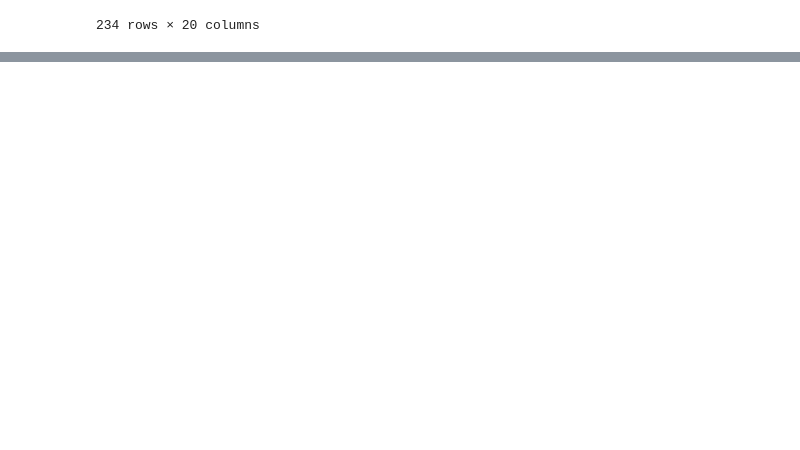
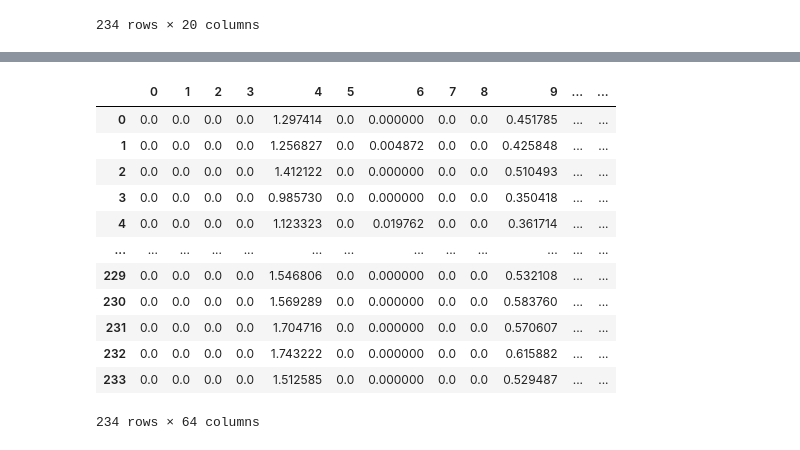
Before and after one commit to shOh-ai/Emotion_Score_Prediction, a Jupyter notebook: DL_model/multi-modal_DL/Final code.ipynb, the cells around one changed output, grey strips where cells are left out. Drawn from its saved outputs; the diff is of its cells as text; code cells hidden in the pictures; blank space fills up the shorter version.

```diff
--- a/DL_model/multi-modal_DL/Final code.ipynb
+++ b/DL_model/multi-modal_DL/Final code.ipynb
@@ -31,7 +31,7 @@ id_feature
 ecg_feature = ecg_feature.drop(['Unnamed: 0'], axis = 1)
 ppg_feature = ppg_feature.drop(['Unnamed: 0'], axis = 1)
 # %%
-X_train = pd.concat([ecg_feature, ppg_feature, eda_feature, feel_feature, id_feature], axis = 1).values
+X_train = pd.concat([ecg_feature, ppg_feature, eda_feature], axis = 1).values
 # %%
 label_data = pd.read_csv('./train_label_softmax.csv')
 y_train = label_data.values
@@ -94,0 +56,19 @@ model = Model(inputs=input_layer, outputs=output_layer)
+# %%
+model = tf.keras.Sequential()
+model.add(tf.keras.layers.Conv1D(filters=32, kernel_size=3, activation='relu', input_shape=(X_train.shape[1], 1)))
+model.add(tf.keras.layers.MaxPooling1D(pool_size=2))
+model.add(tf.keras.layers.Conv1D(filters=64, kernel_size=3, activation='relu'))
+model.add(tf.keras.layers.MaxPooling1D(pool_size=2))
+model.add(tf.keras.layers.Conv1D(filters=128, kernel_size=3, activation='relu'))
+model.add(tf.keras.layers.GlobalAveragePooling1D())
+model.add(tf.keras.layers.Dense(64, activation='relu'))
+model.add(Flatten())
+
+batch_size = 1
+num_samples = 246
+features = []
+
+for i in range(0, num_samples, batch_size):
+    batch = X_train[i:i+batch_size]
+    extracted_features = model.predict(batch)
+    features.append(extracted_features)
@@ -94,0 +94,17 @@ model = Model(inputs=input_layer, outputs=output_layer)
+# %%
+feat_df = pd.DataFrame(np.array(features).reshape(234, 64))
+feat_df
+# %% [output]
+|  | 0 | 1 | 2 | 3 | 4 | 5 | 6 | 7 | 8 | 9 | ... | ... |
+| 0 | 0.0 | 0.0 | 0.0 | 0.0 | 1.297414 | 0.0 | 0.000000 | 0.0 | 0.0 | 0.451785 | ... | ... |
+| 1 | 0.0 | 0.0 | 0.0 | 0.0 | 1.256827 | 0.0 | 0.004872 | 0.0 | 0.0 | 0.425848 | ... | ... |
+| 2 | 0.0 | 0.0 | 0.0 | 0.0 | 1.412122 | 0.0 | 0.000000 | 0.0 | 0.0 | 0.510493 | ... | ... |
+| 3 | 0.0 | 0.0 | 0.0 | 0.0 | 0.985730 | 0.0 | 0.000000 | 0.0 | 0.0 | 0.350418 | ... | ... |
+| 4 | 0.0 | 0.0 | 0.0 | 0.0 | 1.123323 | 0.0 | 0.019762 | 0.0 | 0.0 | 0.361714 | ... | ... |
+| ... | ... | ... | ... | ... | ... | ... | ... | ... | ... | ... | ... | ... |
+| 229 | 0.0 | 0.0 | 0.0 | 0.0 | 1.546806 | 0.0 | 0.000000 | 0.0 | 0.0 | 0.532108 | ... | ... |
+| 230 | 0.0 | 0.0 | 0.0 | 0.0 | 1.569289 | 0.0 | 0.000000 | 0.0 | 0.0 | 0.583760 | ... | ... |
+| 231 | 0.0 | 0.0 | 0.0 | 0.0 | 1.704716 | 0.0 | 0.000000 | 0.0 | 0.0 | 0.570607 | ... | ... |
+| 232 | 0.0 | 0.0 | 0.0 | 0.0 | 1.743222 | 0.0 | 0.000000 | 0.0 | 0.0 | 0.615882 | ... | ... |
+| 233 | 0.0 | 0.0 | 0.0 | 0.0 | 1.512585 | 0.0 | 0.000000 | 0.0 | 0.0 | 0.529487 | ... | ... |
+234 rows × 64 columns
```
Also changed, not shown: parts of 7 cells of this notebook.
